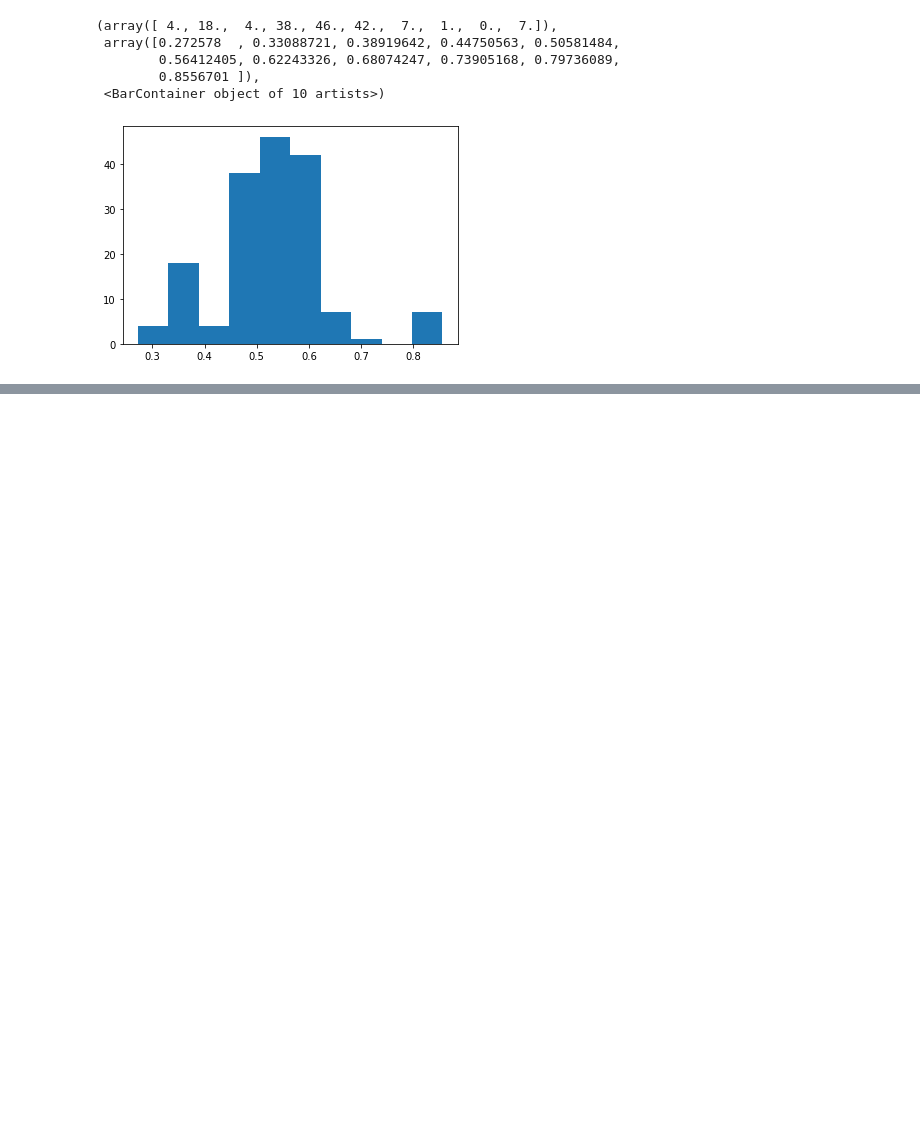
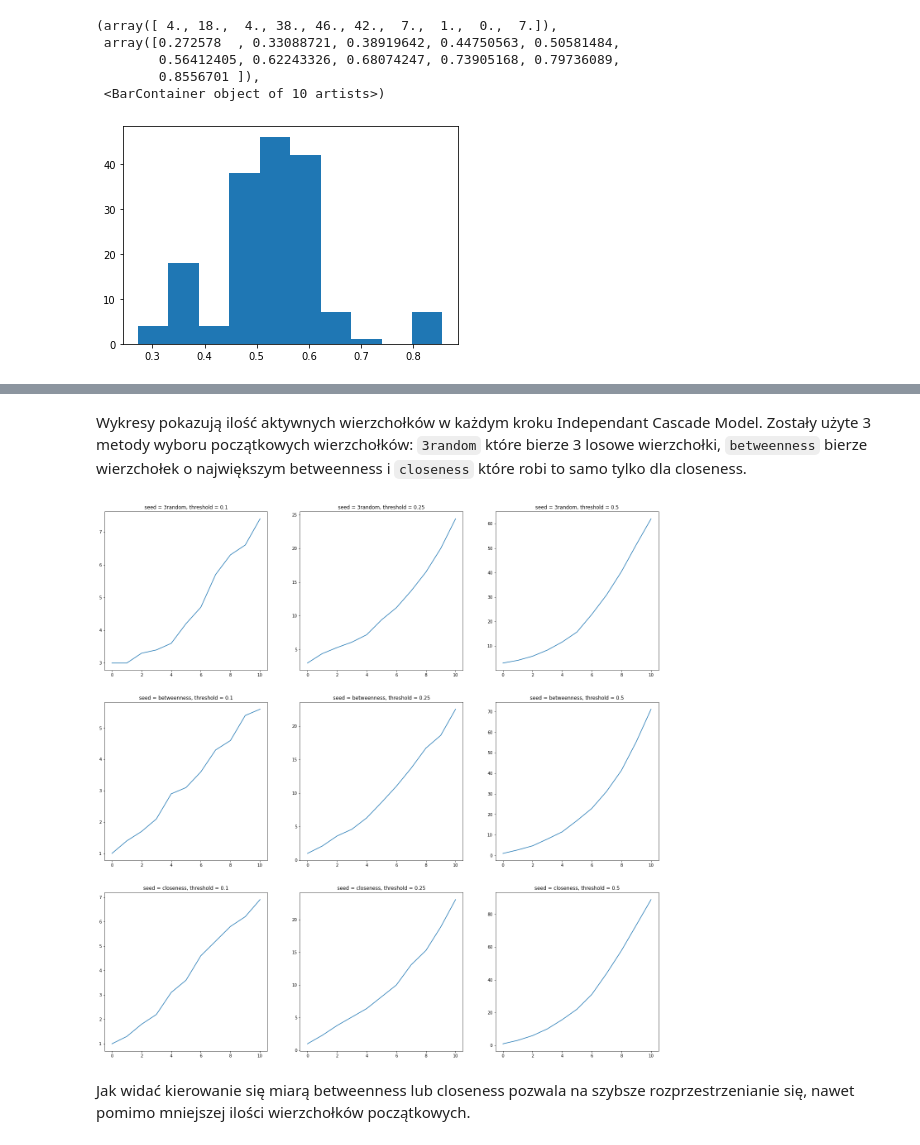
Before and after one commit to ProtossLuigi/studia-mag, a Jupyter notebook: sieci/lab2/zad1.ipynb, the cells around one changed output, grey strips where cells are left out. Saved outputs shown, nothing was run; the diff lists cells and outputs as text; code cells hidden in the pictures; blank space fills up the shorter version.

```diff
--- a/sieci/lab2/zad1.ipynb
+++ b/sieci/lab2/zad1.ipynb
@@ -109,0 +246,15 @@ df2 =
+# %% [markdown]
+Wykresy pokazują ilość aktywnych wierzchołków w każdym kroku Independant Cascade Model. Zostały użyte 3 metody wyboru początkowych wierzchołków: `3random` które bierze 3 losowe wierzchołki, `betweenness` bierze wierzchołek o największym betweenness i `closeness` które robi to samo tylko dla closeness.
+# %%
+fig, ax = plt.subplots(3, 3, figsize=(24,24))
+for i in range(3):
+    method = list(results.keys())[i]
+    for j in range(3):
+        threshold = list(results[method].keys())[j]
+        label = 'seed = ' + method + ', threshold = ' + str(threshold)
+        ax[i][j].plot(list(range(11)), np.cumsum(results[method][threshold]))
+        ax[i][j].set_title(label)
+# %% [output]
+[figure, added]
+# %% [markdown]
+Jak widać kierowanie się miarą betweenness lub closeness pozwala na szybsze rozprzestrzenianie się, nawet pomimo mniejszej ilości wierzchołków początkowych.
```
Also changed, not shown: parts of 39 cells of this notebook, 20 other files.
